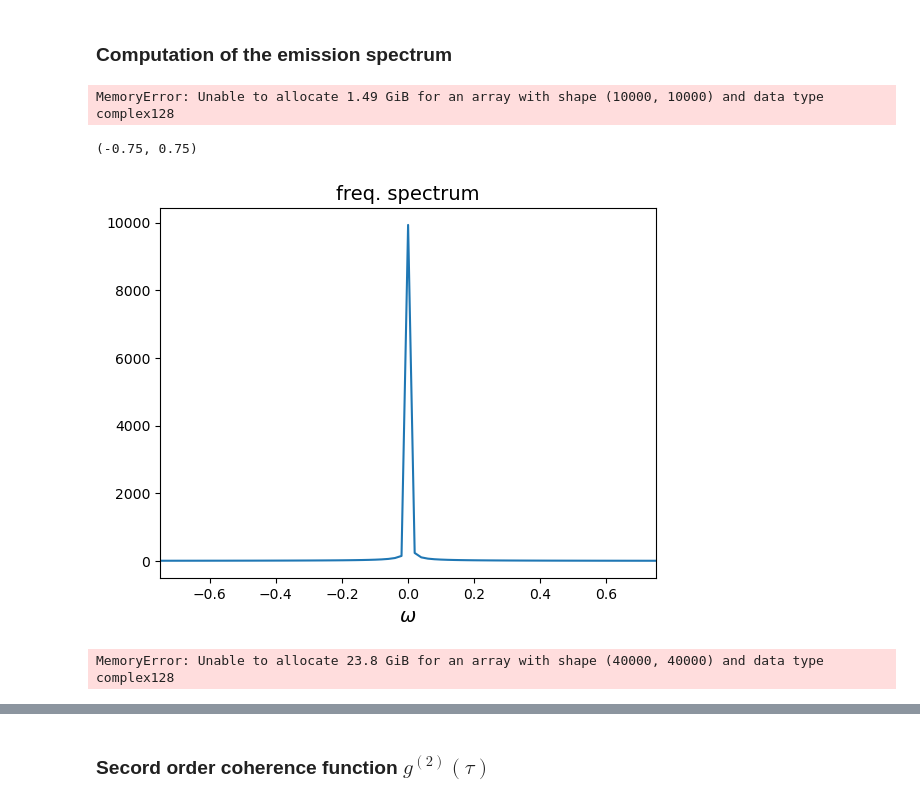
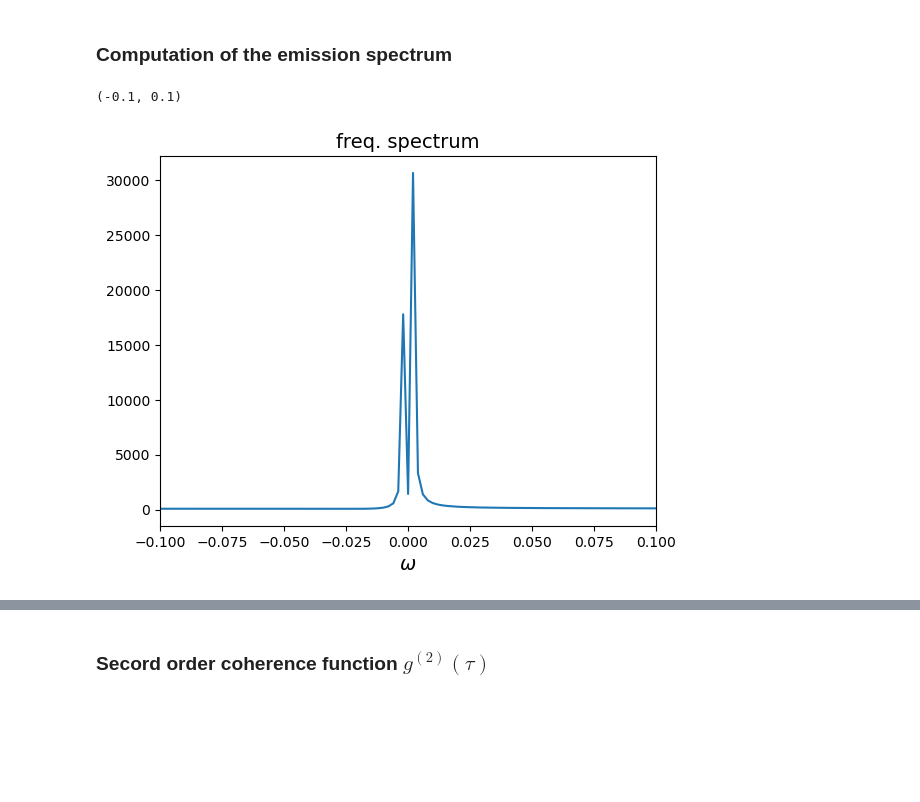
Before and after one commit to rodriGDD/Squeezed-lasing, a Jupyter notebook: prueba_laser_squeezed.ipynb, the cells around one changed output, grey strips where cells are left out. Cells and saved outputs as stored; diff of their text form; code cells hidden in the pictures; blank space fills up the shorter version.

```diff
--- a/prueba_laser_squeezed.ipynb
+++ b/prueba_laser_squeezed.ipynb
@@ -19,7 +19,7 @@ import os
 # %% [markdown]
 ### Bare parameters
 # %%
-N = 50 # Dimension of the Hilbert space of the cavity
+N = 350 # Dimension of the Hilbert space of the cavity
 g_0 = 1 # light-matter coupling
 n_q = 50 # Photon saturation number
 C = np.linspace(1e-15,2,100) # Cooperativity (equal to the pumping parameter p)
@@ -163,7 +163,7 @@ Text(0, 0.5, 'p')
 # %% [markdown]
 ### Time vector in terms of the cavity caracteristic decay time $\kappa$
 # %%
-tau_vec = np.linspace(0,10/k[index],5000) # Time vector of delays
+tau_vec = np.linspace(0,100/k[index],500) # Time vector of delays
 # %% [markdown]
 ### Collapse operators for parameters corresponding to $C=1$
 # %%
@@ -171,8 +171,3 @@ coll1_C = np.sqrt(P[index])*sigma.dag() # Collapse operator for incoherent pumpi
 coll2_C = np.sqrt(k[index]*(1+eta[index]))*a_s # Collapse operator for photon decay
 # %% [markdown]
 ### Computation of the emission spectrum
-# %%
-wlist = np.linspace(0,1,50)/(2*np.pi)
-spec = spectrum(H, wlist, [coll1_C,coll2_C], a.dag(), a, solver='pi')
-# %% [output]
-MemoryError: Unable to allocate 1.49 GiB for an array with shape (10000, 10000) and data type complex128
@@ -184,18 +185,10 @@ check = np.zeros(np.size(tau_vec))
 for i in range(np.size(tau_vec)):
     check[i] = np.abs(spec[i])-np.abs(spec[-i])
 # %%
-plt.plot(wlist/(2*np.pi),abs(spec))
+plt.plot(wlist/(2*np.pi),spec)
 plt.title('freq. spectrum',fontsize=14)
 plt.xlabel('$\omega$',fontsize=14)
-plt.xlim([-0.75,0.75])
+plt.xlim([-0.1,0.1])
 # %% [output]
-(-0.75, 0.75)
+(-0.1, 0.1)
-[figure, old version]
+[figure, new version]
-# %%
-L = [] # Liouvillian
-vp = [] # Eigenvalues of the Liouvillian
-for i in tqdm(range(np.size(C))):
-    L.append(liouvillian(H, [coll1_C,coll2_C]))
-    vp.append(L[i].eigenenergies())
-# %% [output]
-MemoryError: Unable to allocate 23.8 GiB for an array with shape (40000, 40000) and data type complex128
```
Also changed, not shown: parts of 5 cells of this notebook, 1 other file.
